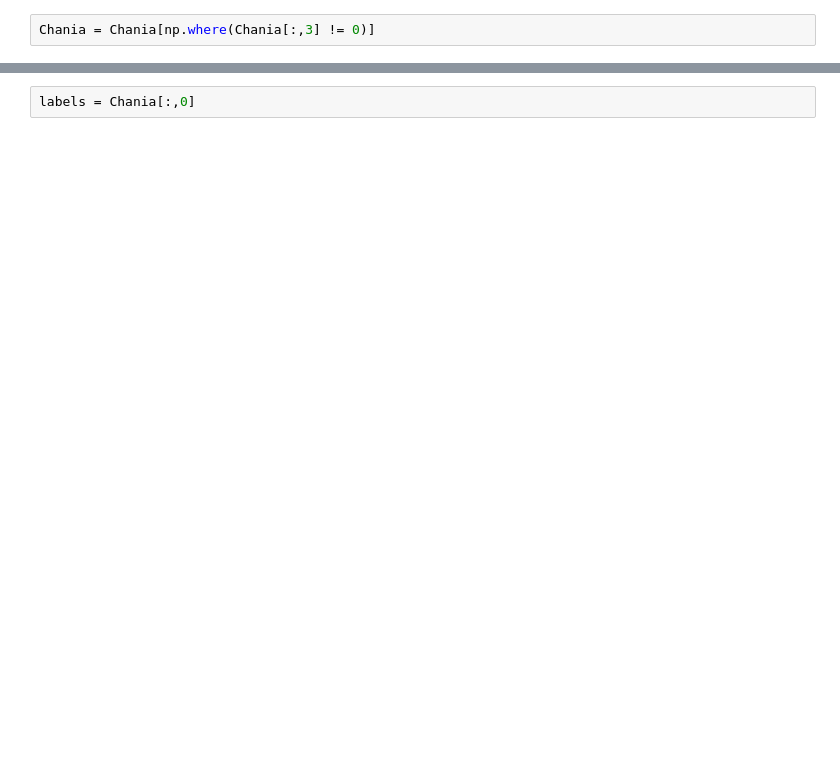
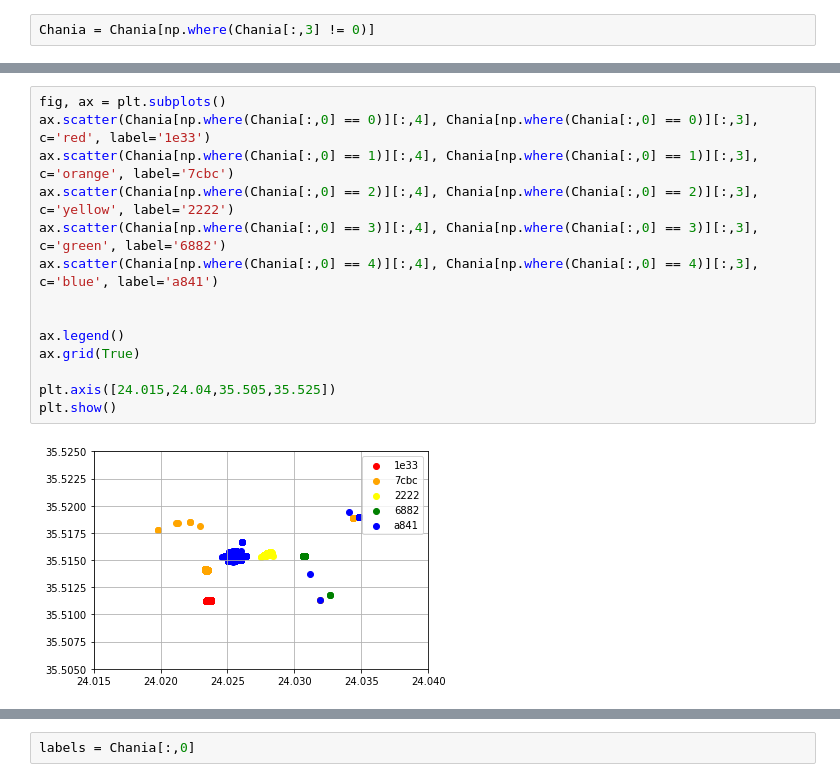
Before and after one commit to lillyclark/privacy-utility, a Jupyter notebook: ChaniaDataset.ipynb, the cells around one changed output, grey strips where cells are left out. Drawn from its saved outputs; the diff is of its cells as text; blank space fills up the shorter version.

```diff
--- a/ChaniaDataset.ipynb
+++ b/ChaniaDataset.ipynb
@@ -37,0 +74,16 @@ Chania = Chania[np.where(Chania[:,3] != 0)]
+# %%
+fig, ax = plt.subplots()
+ax.scatter(Chania[np.where(Chania[:,0] == 0)][:,4], Chania[np.where(Chania[:,0] == 0)][:,3], c='red', label='1e33')
+ax.scatter(Chania[np.where(Chania[:,0] == 1)][:,4], Chania[np.where(Chania[:,0] == 1)][:,3], c='orange', label='7cbc')
+ax.scatter(Chania[np.where(Chania[:,0] == 2)][:,4], Chania[np.where(Chania[:,0] == 2)][:,3], c='yellow', label='2222')
+ax.scatter(Chania[np.where(Chania[:,0] == 3)][:,4], Chania[np.where(Chania[:,0] == 3)][:,3], c='green', label='6882')
+ax.scatter(Chania[np.where(Chania[:,0] == 4)][:,4], Chania[np.where(Chania[:,0] == 4)][:,3], c='blue', label='a841')
+
+
+ax.legend()
+ax.grid(True)
+
+plt.axis([24.015,24.04,35.505,35.525])
+plt.show()
+# %% [output]
+[figure, added]
```
Also changed, not shown: parts of 55 cells of this notebook.
